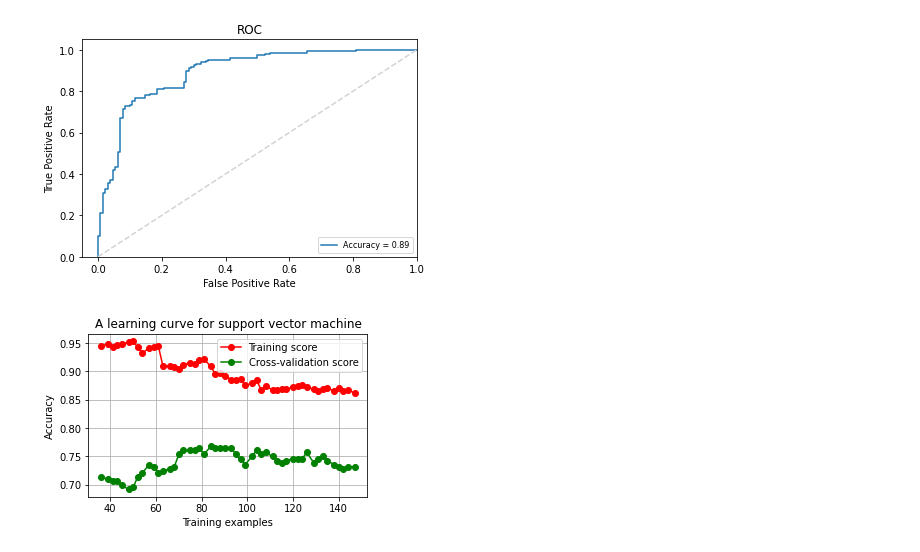
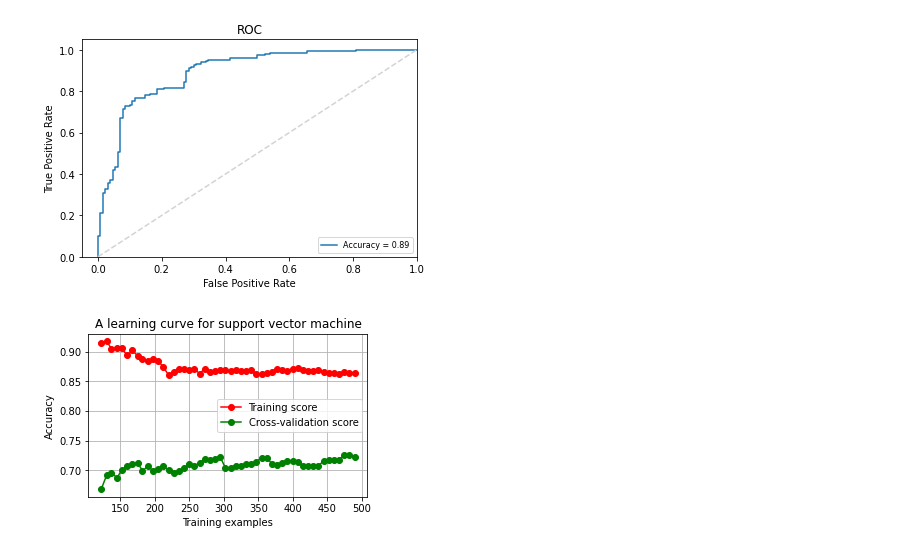
Before and after one commit to RileyCullen/CPSC4310, a Jupyter notebook: MLP3/uci_models.ipynb, the cells around one changed output. Drawn from its saved outputs; the diff is of its cells as text; code cells hidden in the pictures.

```diff
--- a/MLP3/uci_models.ipynb
+++ b/MLP3/uci_models.ipynb
@@ -413,33 +444,33 @@ Accuracy =  0.8932560590094837
 # %%
 train_sizes = np.linspace(0.2, 0.8, 50)
 
-train_sizes, train_mse, test_mse = learning_curve(svm, X_test, y_test.ravel(),
+train_sizes, train_mse, test_mse = learning_curve(svm, X, y.ravel(),
                                     train_sizes = train_sizes,
                                     scoring='accuracy',
                                     cv=3, shuffle=True)
 
 train_scores = train_mse
 test_scores = test_mse
 
 #print(train_scores)
 #print(test_scores)
 
 train_scores_mean = np.mean(train_scores, axis=1)
 test_scores_mean = np.mean(test_scores, axis=1)
 
 # Plot learning curve
 fig, ax = plt.subplots(1, 1, figsize=(5, 3))
 
 ax.set_title('A learning curve for support vector machine')
 ax.set_xlabel("Training examples")
 ax.set_ylabel("Accuracy")
 ax.grid()
 
 ax.plot(train_sizes, train_scores_mean, 'o-', color="r", label="Training score")
 ax.plot(train_sizes, test_scores_mean, 'o-', color="g", label="Cross-validation score")
 ax.legend(loc="best")
 
 plt.savefig("./results/uci_svm_learning_curve.png", bbox_inches='tight', transparent=False, facecolor='white')
 plt.show()
 # %% [output]
-[figure, old version]
+[figure, new version]
```
Also changed, not shown: parts of 7 cells of this notebook, 4 other files.
